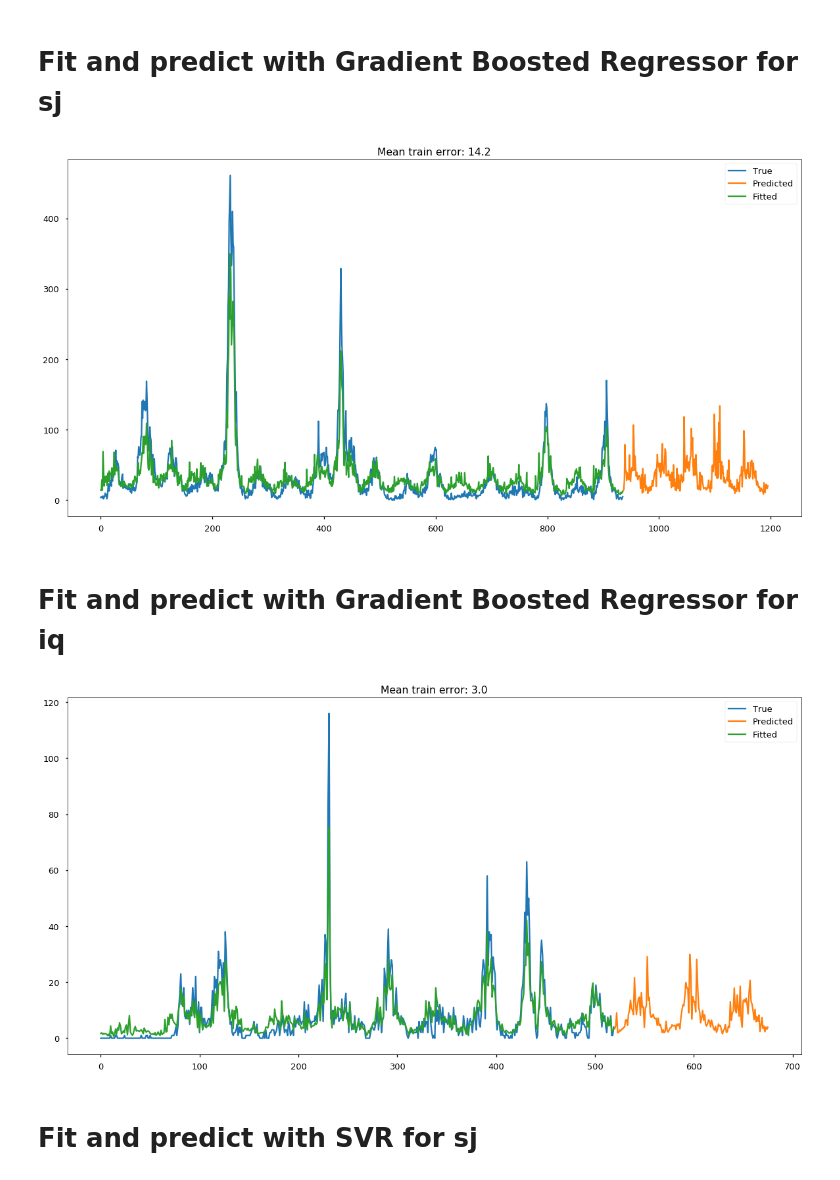
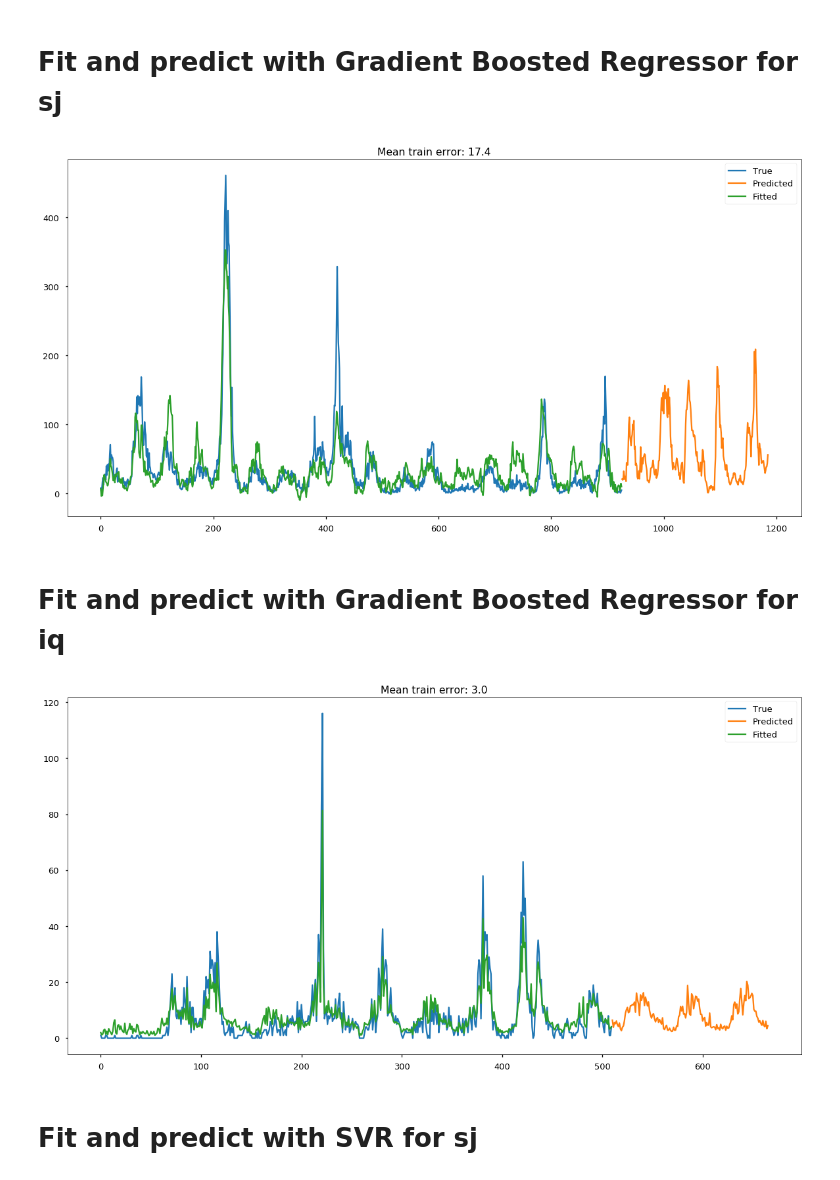
Before and after one commit to chrisgschon/DengAI, a Jupyter notebook: notebooks/Model_Benchmarking_SKL.ipynb, the cells around one changed output. Cells and saved outputs as stored; diff of their text form; code cells hidden in the pictures.

Commit message:
Keras and lookback feature development

```diff
--- a/notebooks/Model_Benchmarking_SKL.ipynb
+++ b/notebooks/Model_Benchmarking_SKL.ipynb
@@ -24,7 +24,7 @@ feature_path = local_repo_path + r'\\data\\features'
 # %% [markdown]
 # Choose and load feature set to benchmark
 # %%
-output_feature_fname = 'raw'
+output_feature_fname = 'Lookback10'
 sj_feature_train = pd.read_csv(feature_path + r'\\sj_train_' + output_feature_fname + '.csv', index_col=0)
 sj_feature_test = pd.read_csv(feature_path + r'\\sj_test_' + output_feature_fname + '.csv', index_col=0)
 iq_feature_train = pd.read_csv(feature_path + r'\\iq_train_' + output_feature_fname + '.csv', index_col=0)
@@ -133,22 +135,22 @@ def fit_and_predict(train, test, mod):
     return(mod, train_preds, test_preds)
 # %%
 SVR_mod = SVR(C = 0.05, degree = 1, epsilon = 0.2, kernel = 'linear')
-GB_mod = GradientBoostingRegressor(n_estimators = 35, max_depth = 7, max_features = 'sqrt')
+GB_mod = GradientBoostingRegressor(n_estimators = 35, max_depth = 3, max_features = 'sqrt')
 RF_mod = RandomForestRegressor(n_estimators = 50, max_depth = 10, max_features = 'sqrt')
 NN_mod = neighbors.KNeighborsRegressor(n_neighbors = 2)
-MLP_NN = MLPRegressor((100,100), max_iter = 10000,learning_rate = 'invscaling', activation = 'relu')
+MLP_NN = MLPRegressor((100), max_iter = 10000,learning_rate = 'invscaling', activation = 'relu')
 # %% [markdown]
 # Fit and predict with Gradient Boosted Regressor for sj
 # %%
-sj_GB_mod, sj_GB_fitted_vals, sj_GB_test_preds = fit_and_predict(sj_feature_train, sj_feature_test, RF_mod)
+sj_GB_mod, sj_GB_fitted_vals, sj_GB_test_preds = fit_and_predict(sj_feature_train, sj_feature_test, MLP_NN)
 # %% [output]
-[figure, old version]
+[figure, new version]
 # %% [markdown]
 # Fit and predict with Gradient Boosted Regressor for iq
 # %%
 iq_GB_mod, iq_GB_fitted_vals, iq_GB_test_preds = fit_and_predict(iq_feature_train, iq_feature_test, RF_mod)
 # %% [output]
-[figure, old version]
+[figure, new version]
 # %% [markdown]
 # Fit and predict with SVR for sj
 # %%
```
Also changed, not shown: parts of 6 cells of this notebook, 20 other files.
